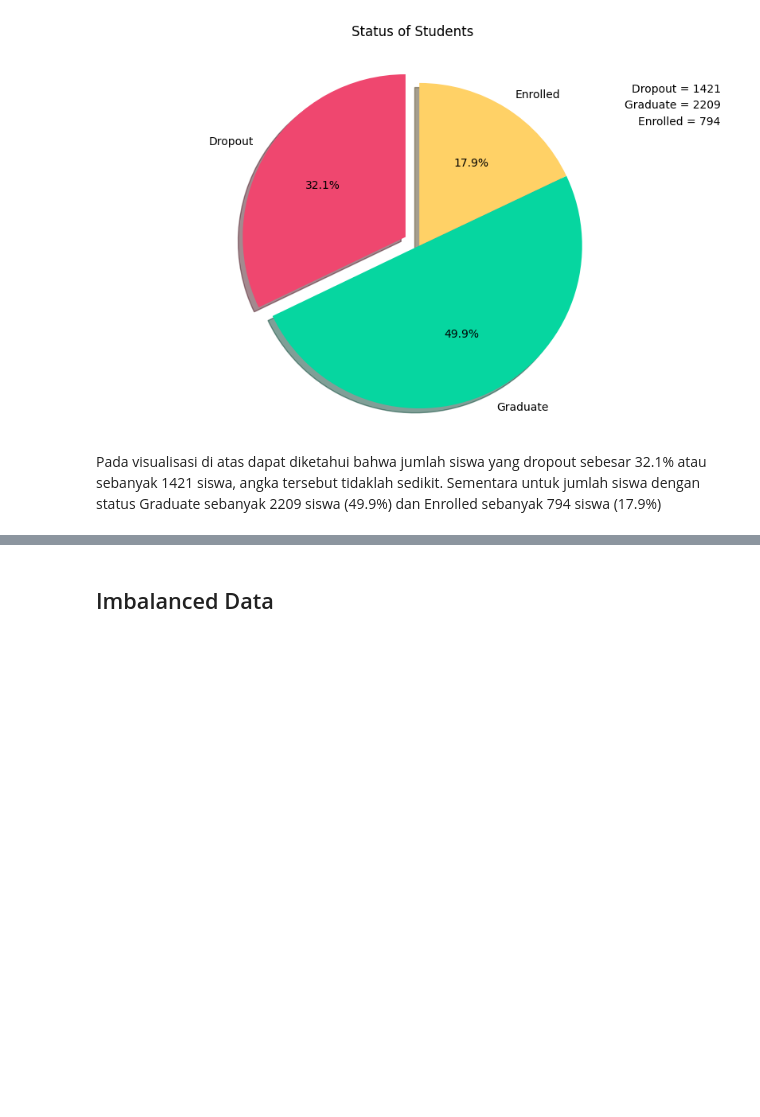
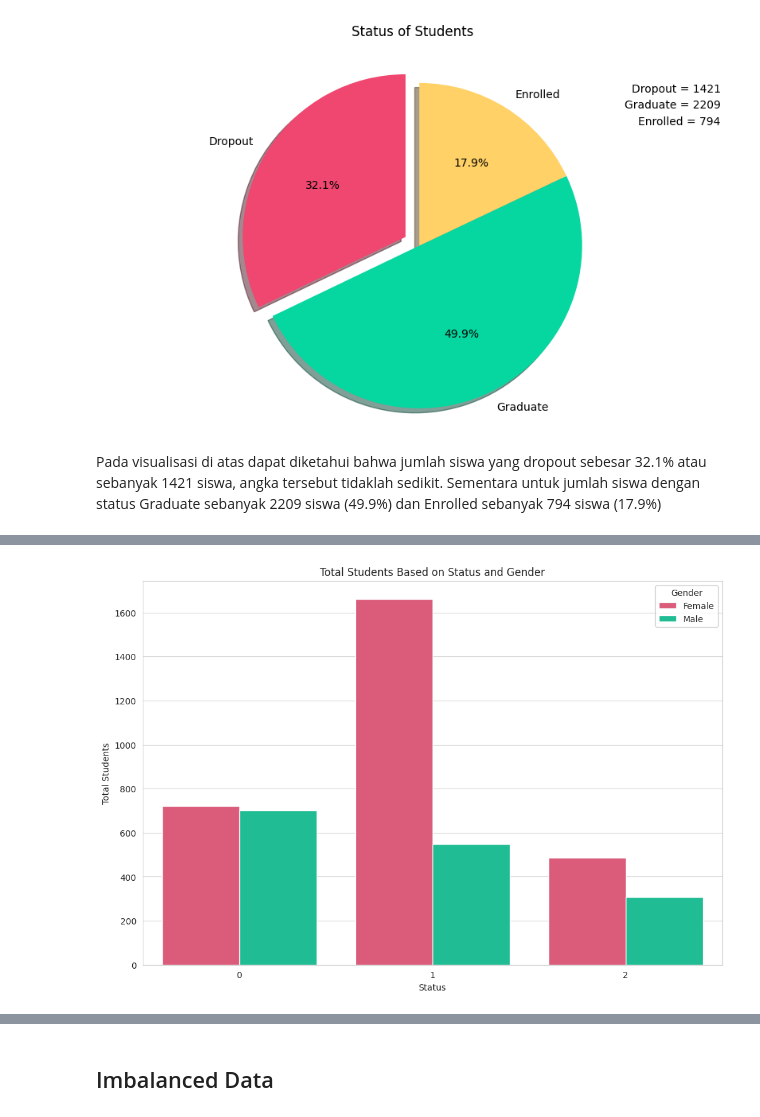
Before and after one commit to SyarifulMsth/Student-Dropout-Analysis-and-Prediction, a Jupyter notebook: Student_Performances_Analysis.ipynb, the cells around one changed output, grey strips where cells are left out. Cells and saved outputs as stored; diff of their text form; code cells hidden in the pictures; blank space fills up the shorter version.

```diff
--- a/Student_Performances_Analysis.ipynb
+++ b/Student_Performances_Analysis.ipynb
@@ -346,0 +326,14 @@ Pada visualisasi di atas dapat diketahui bahwa jumlah siswa yang dropout sebesar
+# %%
+status_counts = eda_df.groupby(['Status', 'Gender']).size().reset_index(name='Total Students')
+sns.set_style("whitegrid")
+
+
+plt.figure(figsize=(12, 8))
+sns.barplot(x='Status', y='Total Students', hue='Gender', data=status_counts, palette=['#EF476F', '#06D6A0'])
+plt.xlabel('Status')
+plt.ylabel('Total Students')
+plt.title('Total Students Based on Status and Gender')
+plt.legend(title='Gender', loc='upper right')
+plt.show()
+# %% [output]
+[figure, added]
```
Also changed, not shown: parts of 36 cells of this notebook.
